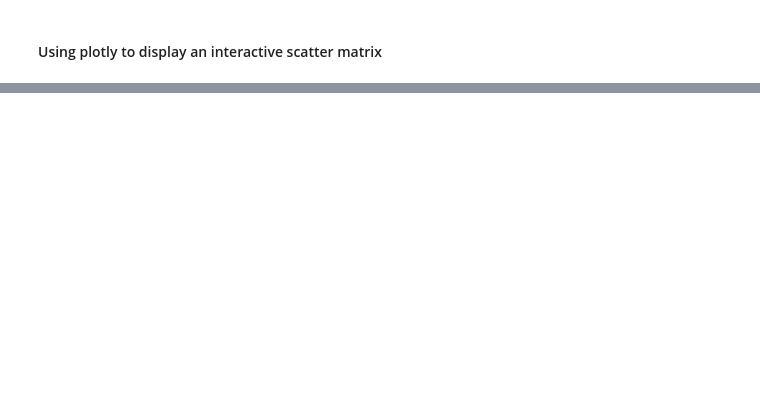
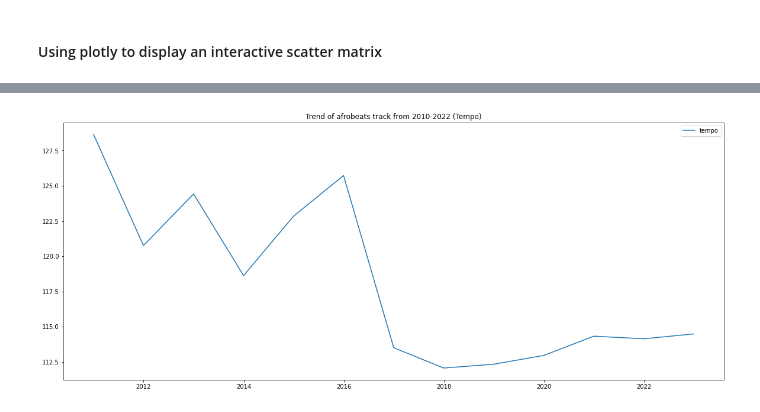
Before and after one commit to CaptCardoso/Afrobeats-Recommender-System, a Jupyter notebook: notebooks/02 EDA.ipynb, the cells around one changed output, grey strips where cells are left out. Drawn from its saved outputs; the diff is of its cells as text; code cells hidden in the pictures; blank space fills up the shorter version.

```diff
--- a/notebooks/02 EDA.ipynb
+++ b/notebooks/02 EDA.ipynb
@@ -219,0 +299,7 @@ array(['Drake', 'Justin Bieber', 'Doja Cat', 'Khalid', 'Pop Smoke',
+# %%
+plt.figure(figsize = (20,8))
+plt.plot( df_year['tempo'], label='tempo')
+plt.title('Trend of afrobeats track from 2010-2022 (Tempo)')
+plt.legend();
+# %% [output]
+[figure, added]
```
Also changed, not shown: parts of 60 cells of this notebook, 12 other files.
